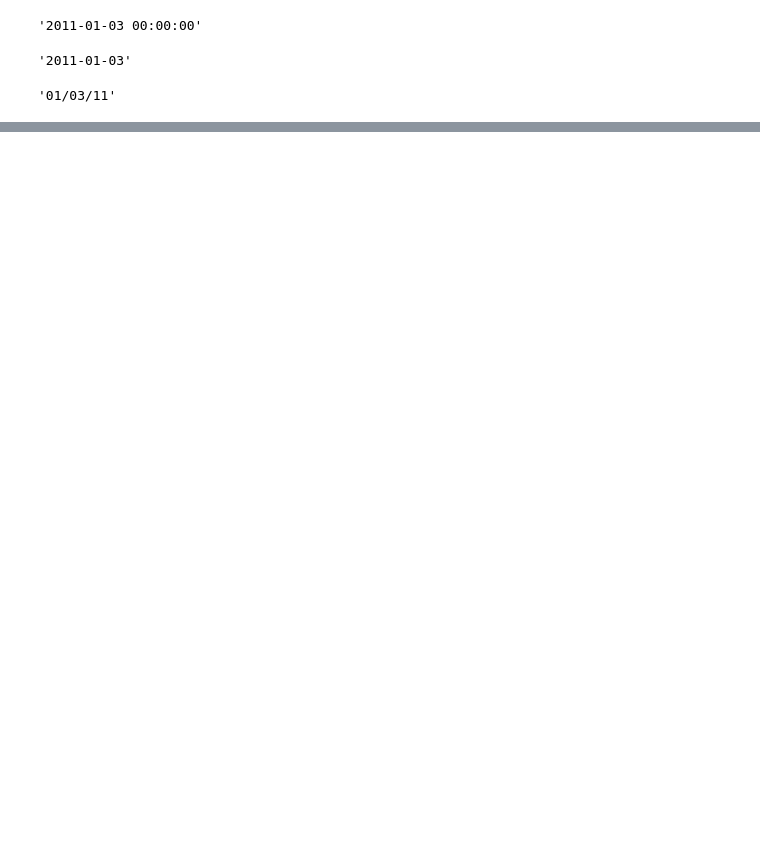
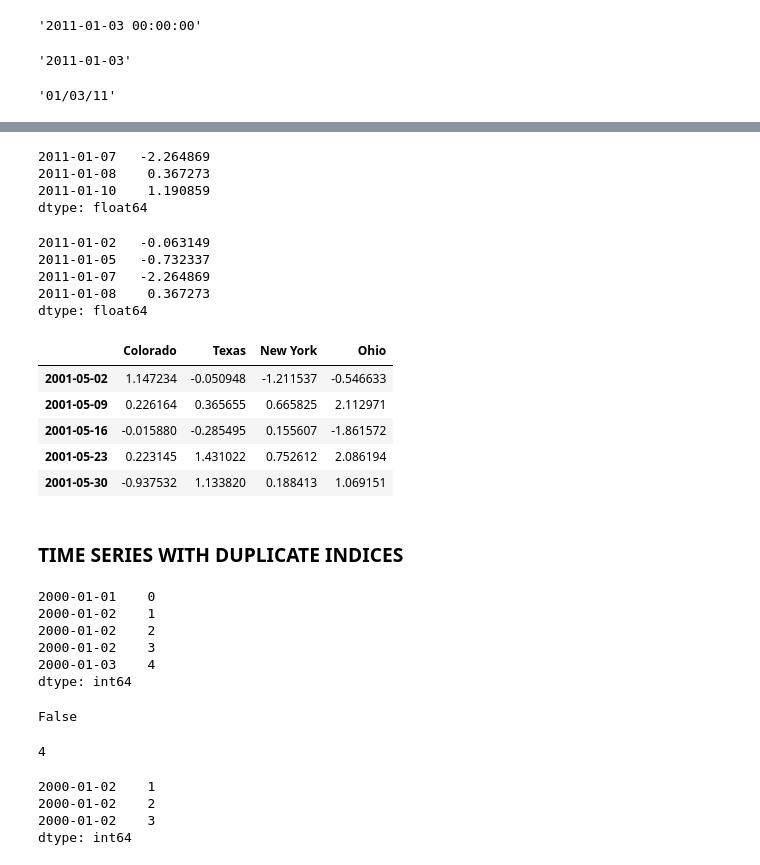
Before and after one commit to indrajeet007/Python-Data-Analysis-Notes, a Jupyter notebook: notebooks/Time Series.ipynb, the cells around one changed output, grey strips where cells are left out. Cells and saved outputs as stored; diff of their text form; code cells hidden in the pictures; blank space fills up the shorter version.

Commit message:
started with time zone handling

```diff
--- a/notebooks/Time Series.ipynb
+++ b/notebooks/Time Series.ipynb
@@ -71,0 +286,7 @@ stamp.strftime('%D') # MM/DD/YY
+# %%
+ts['1/6/2011':'1/11/2011']
+# %% [output]
+2011-01-07   -2.264869
+2011-01-08    0.367273
+2011-01-10    1.190859
+dtype: float64
@@ -71,0 +299,56 @@ stamp.strftime('%D') # MM/DD/YY
+# %%
+ts.truncate(after='1/9/2011')
+# %% [output]
+2011-01-02   -0.063149
+2011-01-05   -0.732337
+2011-01-07   -2.264869
+2011-01-08    0.367273
+dtype: float64
+# %%
+# works with DF
+dates = pd.date_range('1/1/2000', periods=100, freq='W-WED')
+
+long_df = pd.DataFrame(np.random.randn(100, 4),
+                       index=dates,
+                       columns=['Colorado', 'Texas', 'New York', 'Ohio'])
+# %%
+long_df.loc['5-2001']
+# %% [output]
+|  | Colorado | Texas | New York | Ohio |
+| 2001-05-02 | 1.147234 | -0.050948 | -1.211537 | -0.546633 |
+| 2001-05-09 | 0.226164 | 0.365655 | 0.665825 | 2.112971 |
+| 2001-05-16 | -0.015880 | -0.285495 | 0.155607 | -1.861572 |
+| 2001-05-23 | 0.223145 | 1.431022 | 0.752612 | 2.086194 |
+| 2001-05-30 | -0.937532 | 1.133820 | 0.188413 | 1.069151 |
+# %% [markdown]
+### TIME SERIES WITH DUPLICATE INDICES
+# %%
+# times when multiple data obs falling in a particular timestamp
+dates = pd.DatetimeIndex(['1/1/2000', '1/2/2000', '1/2/2000', '1/2/2000', '1/3/2000'])
+
+dup_ts = pd.Series(np.arange(5), index=dates)
+dup_ts
+# %% [output]
+2000-01-01    0
+2000-01-02    1
+2000-01-02    2
+2000-01-02    3
+2000-01-03    4
+dtype: int64
+# %%
+# check if index is not unique
+dup_ts.index.is_unique
+# %% [output]
+False
+# %%
+# indexing in this time series will produce scalar values or slices depending on if a timestamp is duplicated
+dup_ts['1/3/2000'] # not duplicated
+# %% [output]
+4
+# %%
+dup_ts['1/2/2000'] # duplicated
+# %% [output]
+2000-01-02    1
+2000-01-02    2
+2000-01-02    3
+dtype: int64
```
Also changed, not shown: parts of 92 cells of this notebook.
